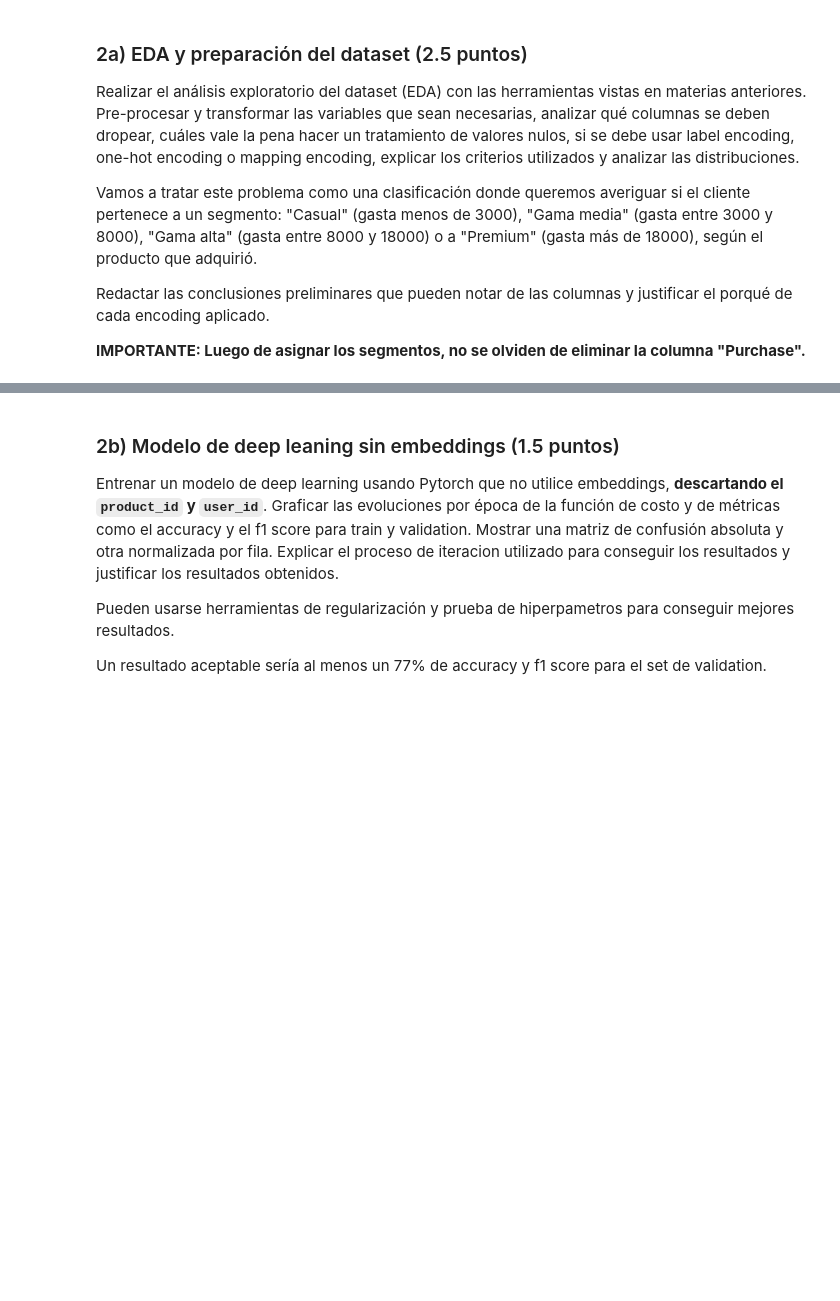
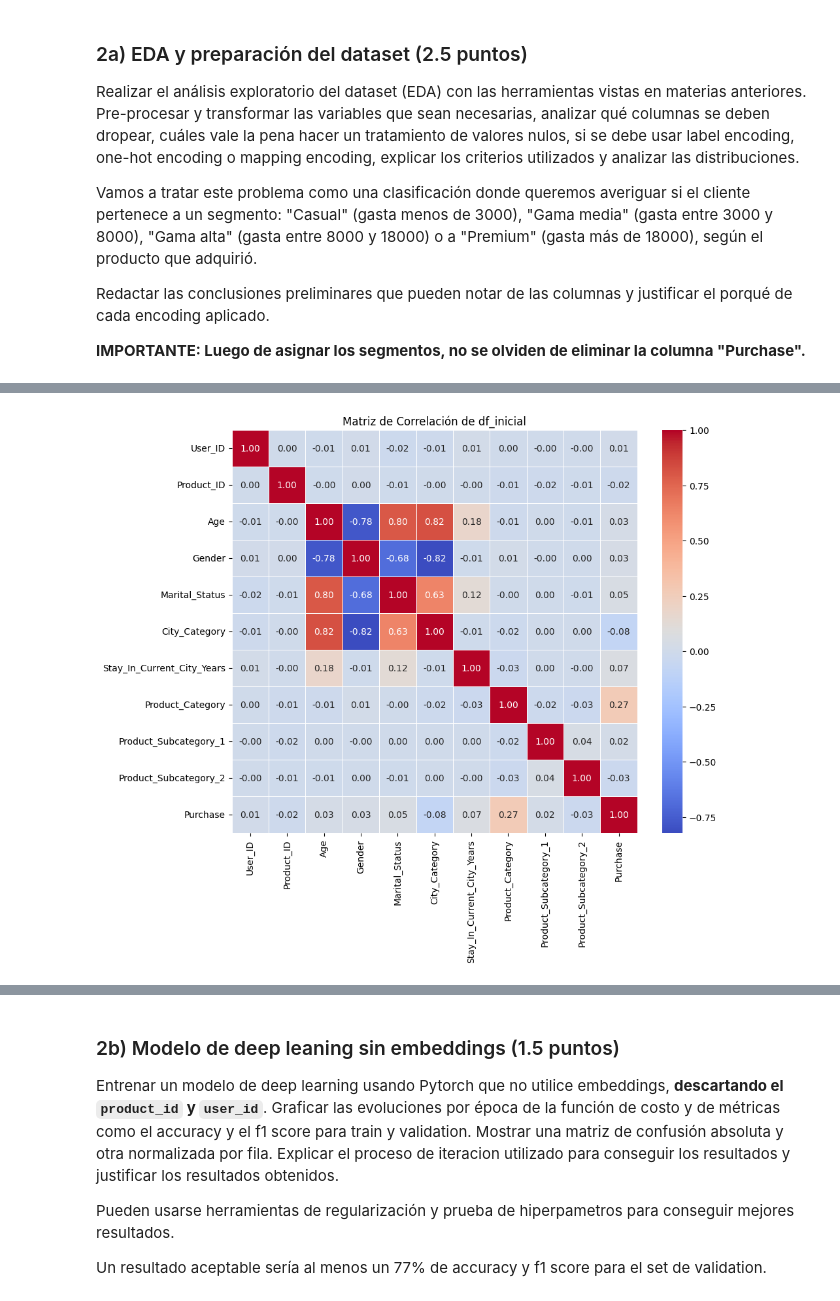
Before and after one commit to emiliano-ipa/CEIA-DeepLearning-TPs, a Jupyter notebook: Emiliano_Iparraguirre_DL_TP1_Co20.ipynb, the cells around one changed output, grey strips where cells are left out. Cells and saved outputs as stored; diff of their text form; code cells hidden in the pictures; blank space fills up the shorter version.

```diff
--- a/Emiliano_Iparraguirre_DL_TP1_Co20.ipynb
+++ b/Emiliano_Iparraguirre_DL_TP1_Co20.ipynb
@@ -612,0 +714,16 @@ Redactar las conclusiones preliminares que pueden notar de las columnas y justif
+# %%
+# Seleccionar las columnas de tipo 'object'
+object_cols = df_inicial.select_dtypes(include='object').columns
+
+# Convertir columnas 'object' a tipo 'category'
+for col in object_cols:
+    df_inicial[col] = df_inicial[col].astype('category')
+
+# Aplicar encoding a las columnas categóricas para ver la matriz de correlación
+df_corr=df_inicial.copy()
+
+for col in object_cols:
+    df_corr[col] = df_corr[col].cat.codes
+
+print("\nTipos de datos después de la conversión:")
+df_inicial.info()
@@ -612,0 +750,10 @@ Redactar las conclusiones preliminares que pueden notar de las columnas y justif
+# %%
+# Matriz de correlación
+correlation_matrix = df_corr.corr(numeric_only=True)
+
+plt.figure(figsize=(10, 8))
+sns.heatmap(correlation_matrix, annot=True, cmap='coolwarm', fmt=".2f", linewidths=.5)
+plt.title('Matriz de Correlación de df_inicial')
+plt.show()
+# %% [output]
+[figure, added]
```
Also changed, not shown: parts of 56 cells of this notebook, 1 other file.
